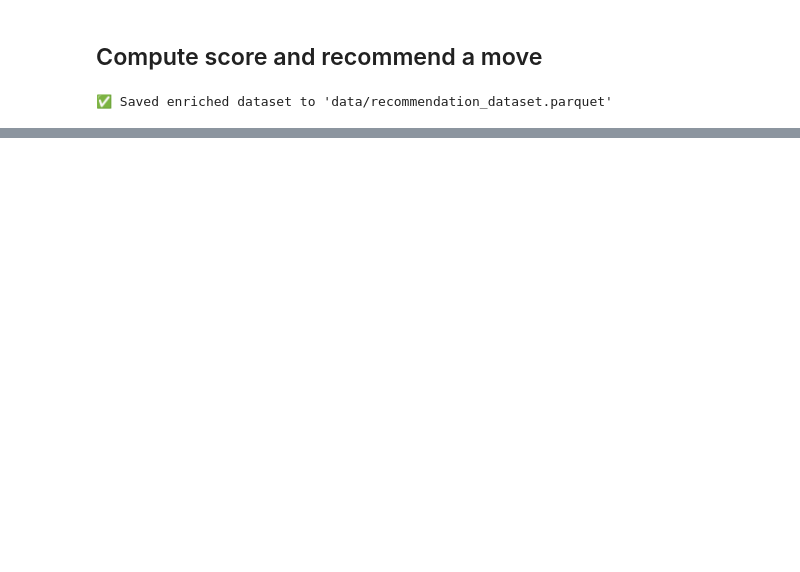
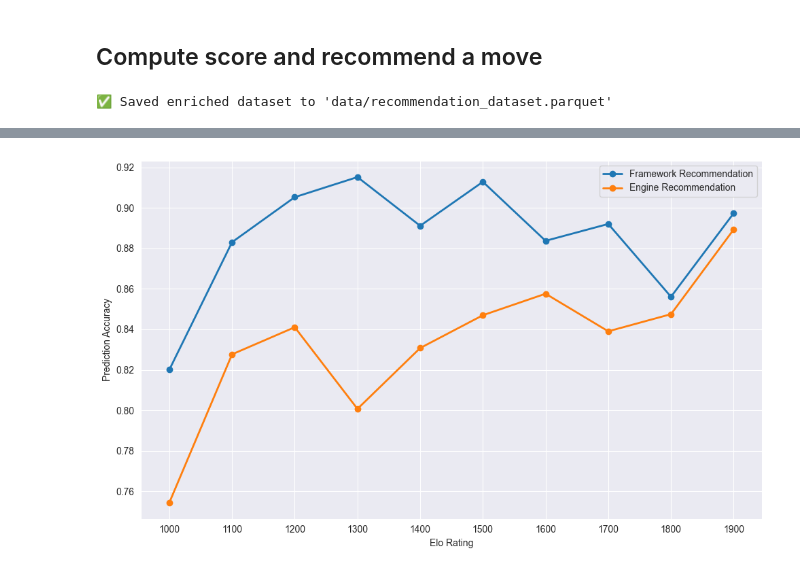
Before and after one commit to croco22/chess, a Jupyter notebook: pipeline/p5_feature_importance.ipynb, the cells around one changed output, grey strips where cells are left out. Cells and saved outputs as stored; diff of their text form; code cells hidden in the pictures; blank space fills up the shorter version.

```diff
--- a/pipeline/p5_feature_importance.ipynb
+++ b/pipeline/p5_feature_importance.ipynb
@@ -153,0 +156,28 @@ print("✅ Saved enriched dataset to 'data/recommendation_dataset.parquet'")
+# %%
+results = []
+grouped = df.groupby("fen").first().reset_index()
+
+
+def weighted_mean(values, weights):
+    mask = values.notna() & weights.notna()
+    if mask.sum() == 0:
+        return float("nan")
+    return (values[mask] * weights[mask]).sum() / weights[mask].sum()
+
+
+for elo in ELOS:
+    is_best_col = f"is_best_{elo}"
+    is_engine_col = f"is_engine_best_{elo}"
+    group_count_col = f"group_count_{elo}"
+
+    weighted_avg_is_best = weighted_mean(grouped[is_best_col], grouped[group_count_col])
+    weighted_avg_is_engine_best = weighted_mean(grouped[is_engine_col], grouped[group_count_col])
+
+    results.append({
+        "elo": elo,
+        "avg_is_best": weighted_avg_is_best,
+        "avg_is_engine_best": weighted_avg_is_engine_best
+    })
+
+results = pd.DataFrame(results).set_index("elo")
+results
@@ -153,0 +197,19 @@ print("✅ Saved enriched dataset to 'data/recommendation_dataset.parquet'")
+# %%
+plt.figure(figsize=(10, 6))
+
+for col in results.columns:
+    if col == "avg_is_best":
+        label = "Framework Recommendation"
+    else:
+        label = "Engine Recommendation"
+    plt.plot(results.index, results[col].values, marker='o', linewidth=2, label=label)
+
+plt.xlabel("Elo Rating")
+plt.ylabel("Prediction Accuracy")
+plt.xticks(results.index)
+plt.legend()
+plt.tight_layout()
+plt.savefig("../images/prediction_accuracy.svg")
+plt.show()
+# %% [output]
+[figure, added]
```
Also changed, not shown: parts of 6 cells of this notebook, 6 other files.
